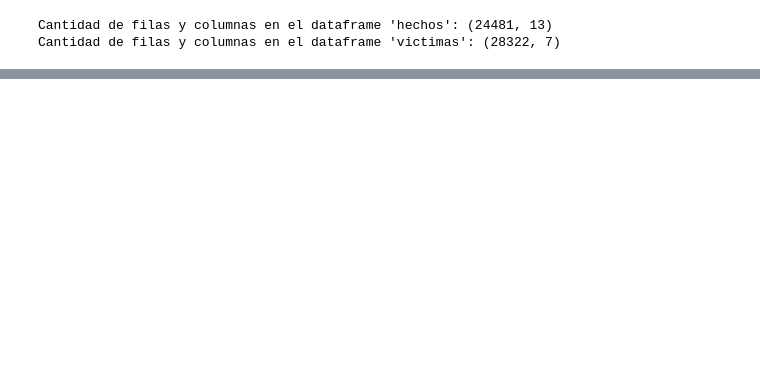
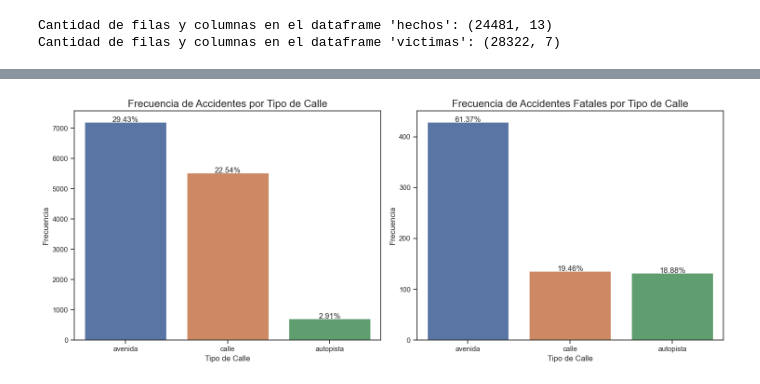
Before and after one commit to KGSanchezM/Siniestros-Viales, a Jupyter notebook: Notebooks/EDA.ipynb, the cells around one changed output, grey strips where cells are left out. Cells and saved outputs as stored; diff of their text form; code cells hidden in the pictures; blank space fills up the shorter version.

```diff
--- a/Notebooks/EDA.ipynb
+++ b/Notebooks/EDA.ipynb
@@ -154,0 +325,37 @@ Cantidad de filas y columnas en el dataframe 'victimas': (28322, 7)
+# %%
+# Configurar estilo
+sns.set(style="ticks")
+
+# Crear subgráficos
+fig, axs = plt.subplots(1, 2, figsize=(15, 6))
+
+# Gráfico de barras para todos los accidentes, ordenado de mayor a menor
+sns.countplot(x='tipo_calle', data=hechos, ax=axs[0], order=hechos['tipo_calle'].value_counts().index)
+axs[0].set_title('Frecuencia de Accidentes por Tipo de Calle',fontsize=16)
+axs[0].set_xlabel('Tipo de Calle')
+axs[0].set_ylabel('Frecuencia')
+
+# Agregar etiquetas de porcentaje en cada barra en el primer gráfico
+total_todos = len(hechos)
+for p in axs[0].patches:
+    height = p.get_height()
+    axs[0].text(p.get_x() + p.get_width() / 2., height + 0.1, f'{height/total_todos:.2%}', ha="center")
+
+# Filtrar por gravedad fatal y crear gráfico de barras, ordenado de mayor a menor
+sns.countplot(x='tipo_calle', data=hechos[hechos['gravedad'] == 'fatal'], ax=axs[1], order=hechos['tipo_calle'].value_counts().index)
+
+# Agregar etiquetas de porcentaje en cada barra en el segundo gráfico
+total_fatal = len(hechos[hechos['gravedad'] == 'fatal'])
+for p in axs[1].patches:
+    height = p.get_height()
+    axs[1].text(p.get_x() + p.get_width() / 2., height + 0.1, f'{height/total_fatal:.2%}', ha="center")
+
+axs[1].set_title('Frecuencia de Accidentes Fatales por Tipo de Calle',fontsize=16)
+axs[1].set_xlabel('Tipo de Calle')
+axs[1].set_ylabel('Frecuencia')
+
+# Ajustar el diseño y mostrar el gráfico
+plt.tight_layout()
+plt.show()
+# %% [output]
+[figure, added]
```
Also changed, not shown: parts of 44 cells of this notebook, 2 other files.
